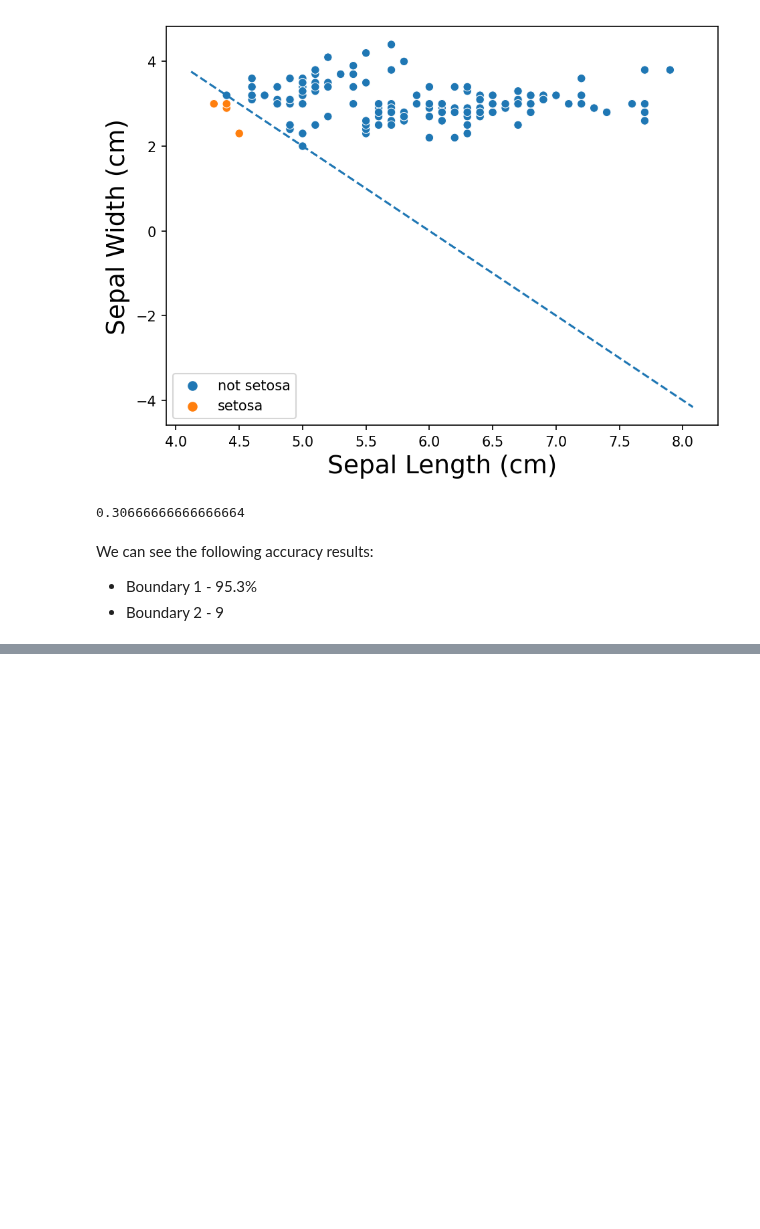
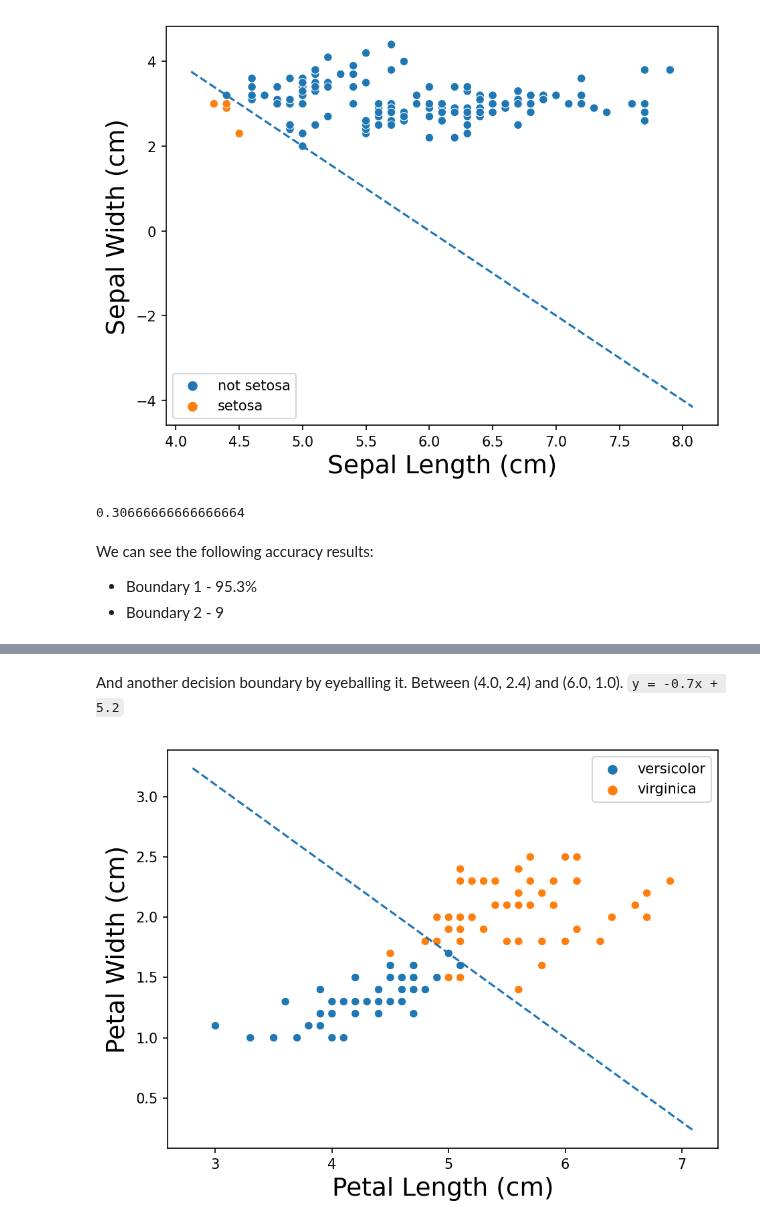
Before and after one commit to jmfb/CS5610, a Jupyter notebook: m3p3a/M3 Project 3a.ipynb, the cells around one changed output, grey strips where cells are left out. Drawn from its saved outputs; the diff is of its cells as text; code cells hidden in the pictures; blank space fills up the shorter version.

```diff
--- a/m3p3a/M3 Project 3a.ipynb
+++ b/m3p3a/M3 Project 3a.ipynb
@@ -119,0 +163,9 @@ We can see the following accuracy results:
+# %% [markdown]
+And another decision boundary by eyeballing it.  Between (4.0, 2.4) and (6.0, 1.0). `y = -0.7x + 5.2`
+# %%
+plot = sns.scatterplot(data=vv_df, x="petal_length (cm)", y="petal_width (cm)", hue="label")
+plot.get_legend().set_title("")
+plot.set(xlabel="Petal Length (cm)", ylabel="Petal Width (cm)");
+abline(-0.7, 5.2)
+# %% [output]
+[figure, added]
```
Also changed, not shown: parts of 13 cells of this notebook, 1 other file.
